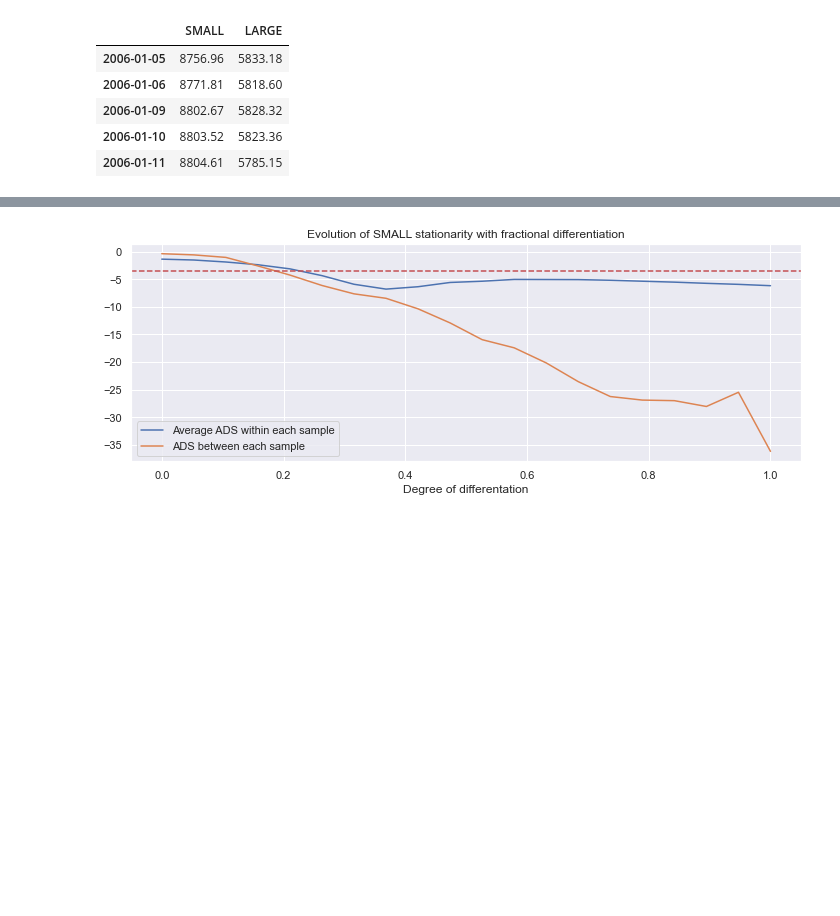
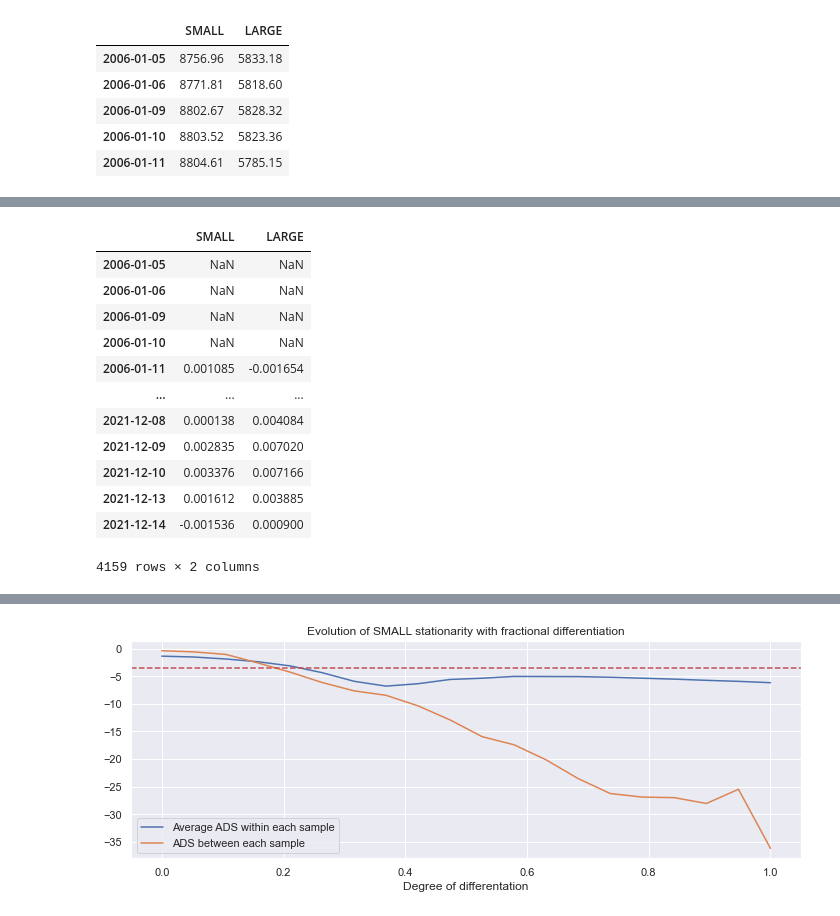
Before and after one commit to lacoupe/BCVS, a Jupyter notebook: SW/size/size.ipynb, the cells around one changed output, grey strips where cells are left out. Drawn from its saved outputs; the diff is of its cells as text; code cells hidden in the pictures; blank space fills up the shorter version.

```diff
--- a/SW/size/size.ipynb
+++ b/SW/size/size.ipynb
@@ -167,5 +167,21 @@ def fast_fracdiff(x, d):
     z2 = tuple(x) + z
     dx = pl.ifft(pl.fft(z1) * pl.fft(z2))
     return np.real(dx[0:T])
+# %%
+target_prices.rolling(5).apply(lambda x: np.log(x[-1] / x[0]) / len(x))
+# %% [output]
+|  | SMALL | LARGE |
+| 2006-01-05 | NaN | NaN |
+| 2006-01-06 | NaN | NaN |
+| 2006-01-09 | NaN | NaN |
+| 2006-01-10 | NaN | NaN |
+| 2006-01-11 | 0.001085 | -0.001654 |
+| ... | ... | ... |
+| 2021-12-08 | 0.000138 | 0.004084 |
+| 2021-12-09 | 0.002835 | 0.007020 |
+| 2021-12-10 | 0.003376 | 0.007166 |
+| 2021-12-13 | 0.001612 | 0.003885 |
+| 2021-12-14 | -0.001536 | 0.000900 |
+4159 rows × 2 columns
 # %%
 df_ads = pd.DataFrame(index=['ADS within each sample', 'ADS between each sample'])
```
Also changed, not shown: parts of 1 cell of this notebook, 8 other files.
